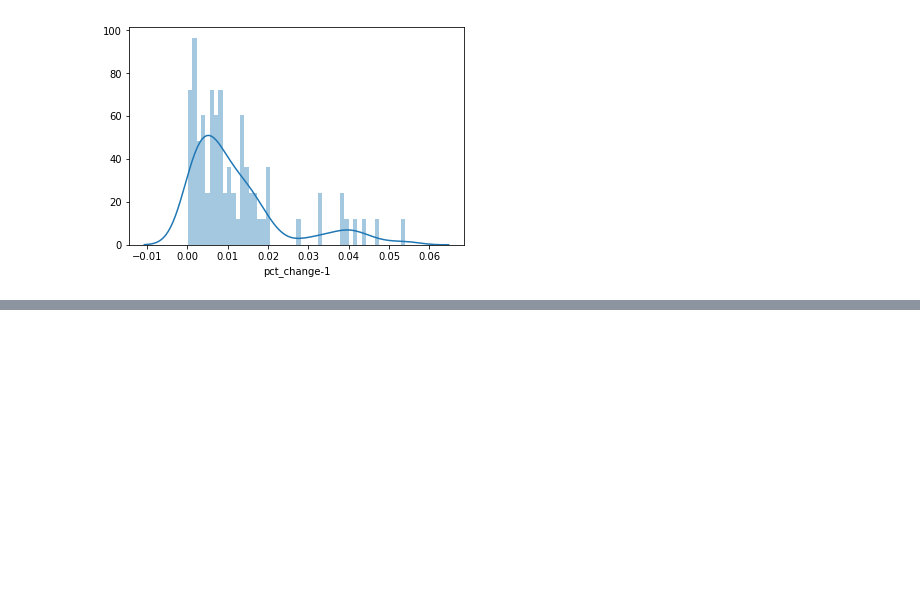
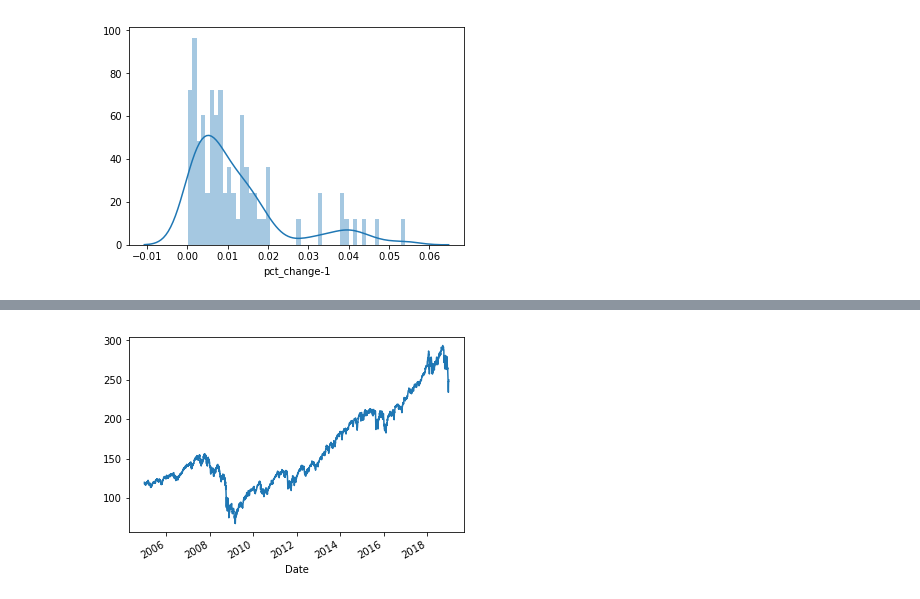
Before and after one commit to vanheck/blog-notes, a Jupyter notebook: Analyzes/Volatile movements/02 Volatile movements in python and pandas 2.ipynb, the cells around one changed output, grey strips where cells are left out. Saved outputs shown, nothing was run; the diff lists cells and outputs as text; code cells hidden in the pictures; blank space fills up the shorter version.

```diff
--- a/Analyzes/Volatile movements/02 Volatile movements in python and pandas 2.ipynb
+++ b/Analyzes/Volatile movements/02 Volatile movements in python and pandas 2.ipynb
@@ -165,0 +208,4 @@ Pozn., které zahrnout:
+# %%
+spy_data.Close.plot();
+# %% [output]
+[figure, added]
```
Also changed, not shown: parts of 23 cells of this notebook.
